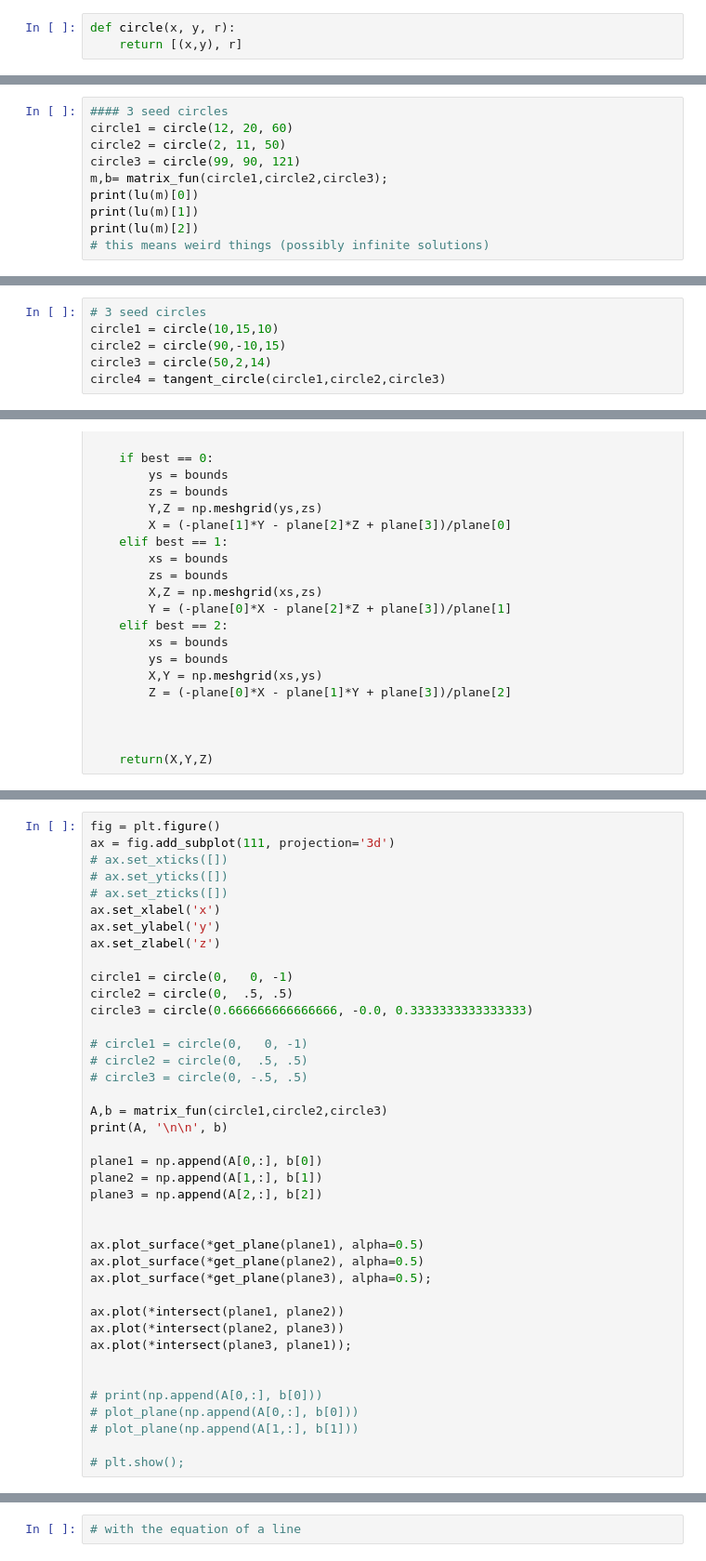
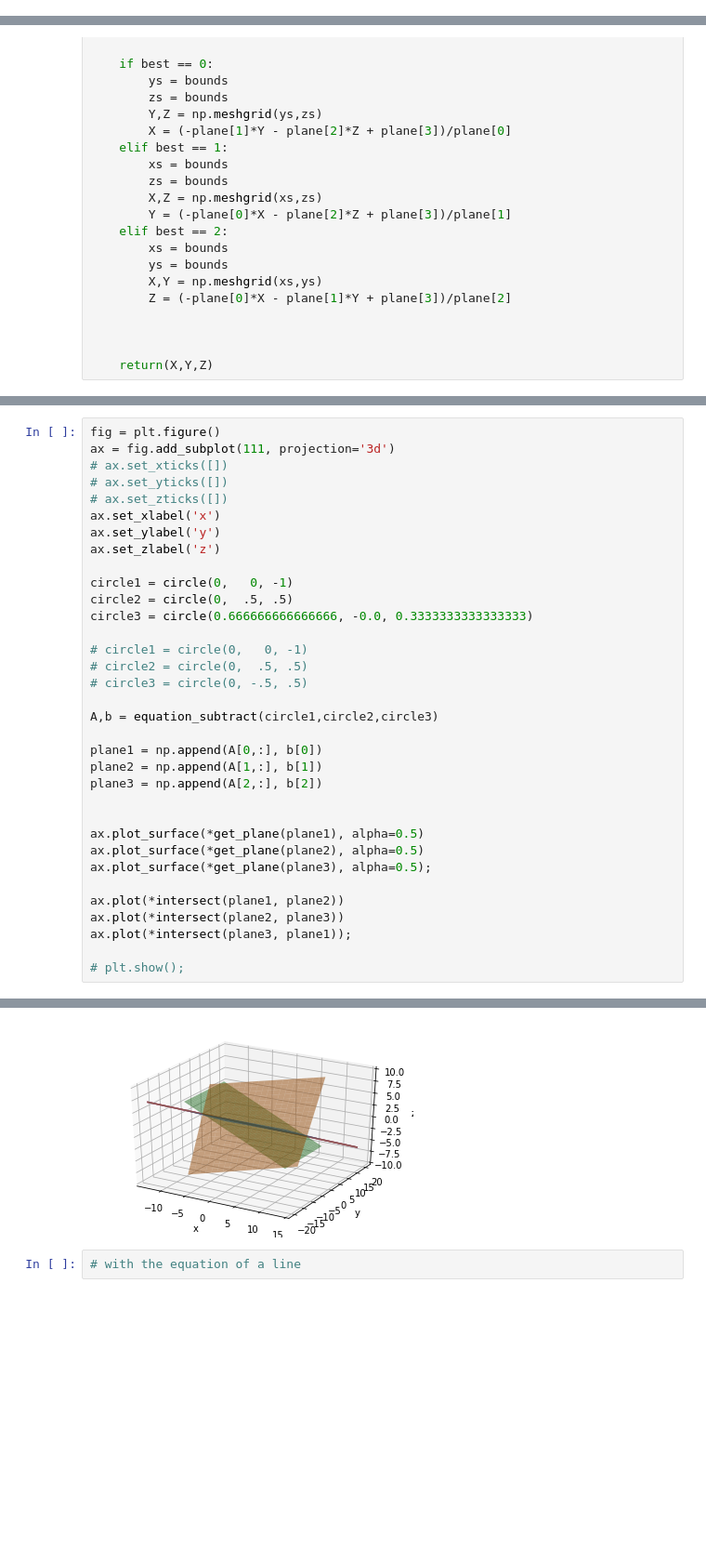
Before and after one commit to DillyPickly/Circles, a Jupyter notebook: Circle_fractal.ipynb, the cells around one changed output, grey strips where cells are left out. Shown: that part at 93% size. Saved outputs shown, nothing was run; the diff lists cells and outputs as text; blank space fills up the shorter version.

```diff
--- a/Circle_fractal.ipynb
+++ b/Circle_fractal.ipynb
@@ -45,6 +35,3 @@ $$
 = \begin{bmatrix} r_1^2 - r_2^2 - a_1^2 + a_2^2 - b_1^2 + b_2^2 \\
                   r_2^2 - r_3^2 - a_2^2 + a_3^2 - b_2^2 + b_3^2 \\
                   r_3^2 - r_1^2 - a_3^2 + a_1^2 - b_3^2 + b_1^2 \end{bmatrix}$$
-# %%
-def circle(x, y, r):
-    return [(x,y), r]
@@ -212,10 +37,0 @@ print(b)
-# %%
-#### 3 seed circles
-circle1 = circle(12, 20, 60)
-circle2 = circle(2, 11, 50)
-circle3 = circle(99, 90, 121)
-m,b= matrix_fun(circle1,circle2,circle3);
-print(lu(m)[0])
-print(lu(m)[1])
-print(lu(m)[2])
-# this means weird things (possibly infinite solutions)
@@ -320,6 +56,0 @@ def tangent_circle(circle1, circle2, circle3):
-# %%
-# 3 seed circles
-circle1 = circle(10,15,10)
-circle2 = circle(90,-10,15)
-circle3 = circle(50,2,14)
-circle4 = tangent_circle(circle1,circle2,circle3)
@@ -439,8 +204,7 @@ circle3 = circle(0.666666666666666, -0.0, 0.3333333333333333)
 # circle2 = circle(0,  .5, .5)
 # circle3 = circle(0, -.5, .5)
 
-A,b = matrix_fun(circle1,circle2,circle3)
-print(A, '\n\n', b)
+A,b = equation_subtract(circle1,circle2,circle3)
 
 plane1 = np.append(A[0,:], b[0])
 plane2 = np.append(A[1,:], b[1])
@@ -455,10 +219,5 @@ ax.plot(*intersect(plane1, plane2))
 ax.plot(*intersect(plane2, plane3))
 ax.plot(*intersect(plane3, plane1));
 
-
-# print(np.append(A[0,:], b[0]))
-# plot_plane(np.append(A[0,:], b[0]))
-# plot_plane(np.append(A[1,:], b[1]))
-
 # plt.show();
 # %% [output]
@@ -480,2 +224,3 @@ ax.plot(*intersect(plane3, plane1));
+[figure, added]
 # %%
 # with the equation of a line
```
Also changed, not shown: parts of 38 cells of this notebook.
